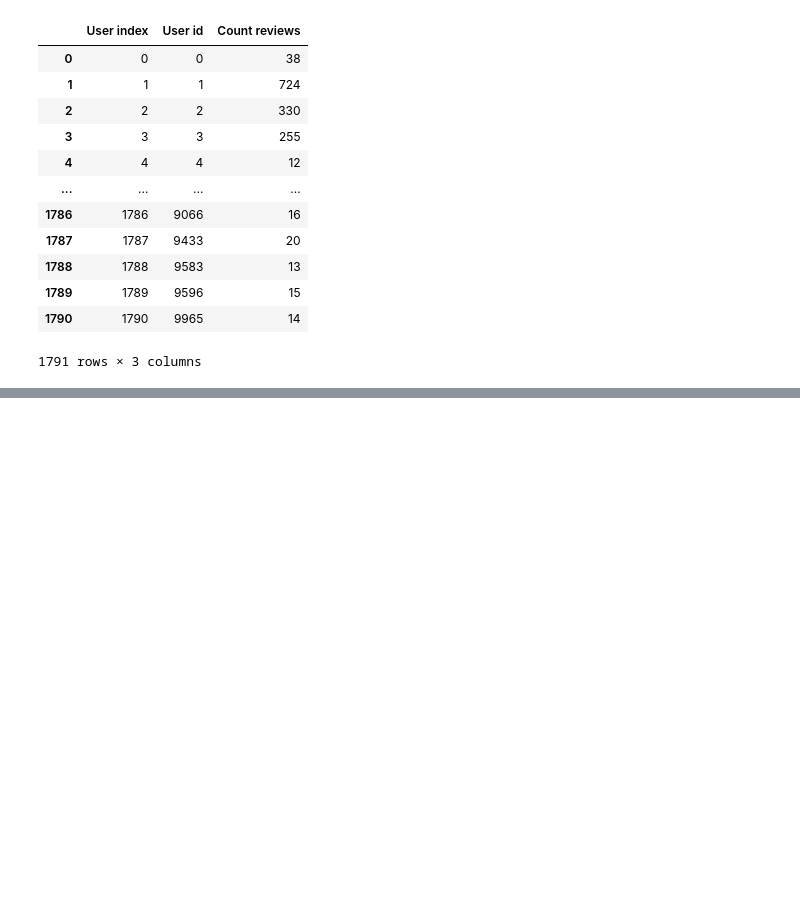
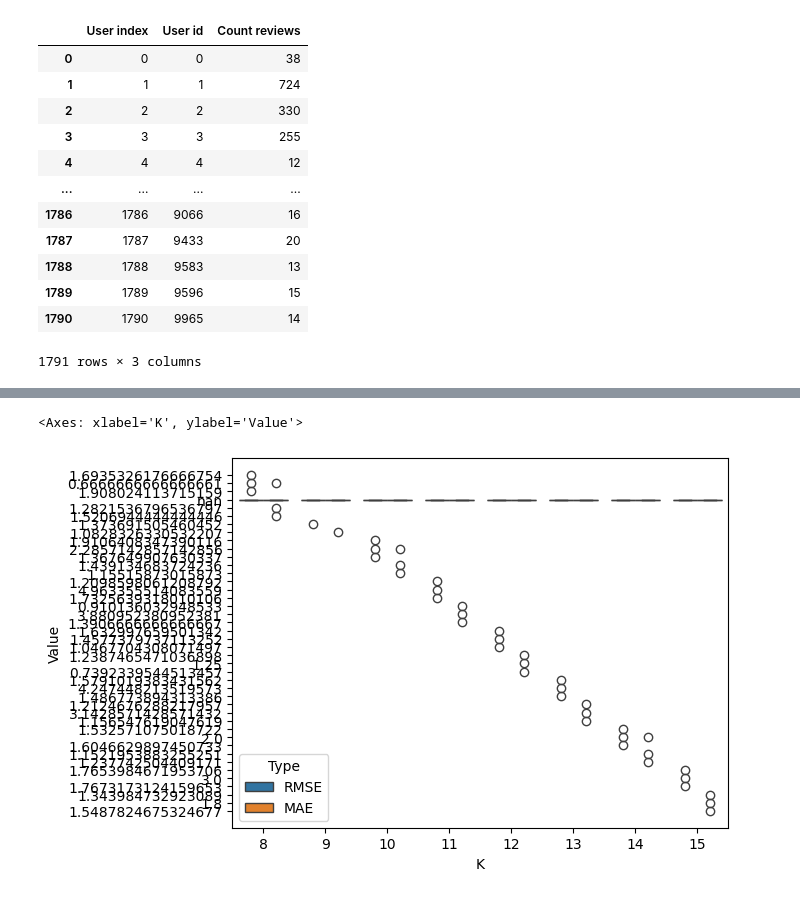
Before and after one commit to Franciline/Recommendation_system, a Jupyter notebook: rmse_mae_evolution.ipynb, the cells around one changed output, grey strips where cells are left out. Cells and saved outputs as stored; diff of their text form; code cells hidden in the pictures; blank space fills up the shorter version.

Commit message:
V2 RMSE MAE mean : doc + first graphic tries

```diff
--- a/rmse_mae_evolution.ipynb
+++ b/rmse_mae_evolution.ipynb
@@ -67,5 +67,6 @@ assoc
 | 1790 | 1790 | 9965 | 14 |
 1791 rows × 3 columns
 # %%
-df = calc_RMSE_mean_cos(np.array([8,9,10,11]),assoc,200,300,matrix_ratings,mask_ratings,cos_sim_matrix,calc_RMSE_cos,calc_MAE_cos)
+df = calc_RMSE_MAE_mean(np.array([8,9,10,11,12,13,14,15]),assoc,200,1000,matrix_ratings,mask_ratings,cos_sim_matrix,dist_type="cos")
+df
 # %% [output]
@@ -72,0 +94,5 @@ ValueError: The truth value of a Series is ambiguous. Use a.empty, a.bool(), a.i
+# %%
+sns.boxplot(df,x="K",y="Value",hue="Type")
+# %% [output]
+<Axes: xlabel='K', ylabel='Value'>
+[figure, added]
```
Also changed, not shown: parts of 1 cell of this notebook, 1 other file.
